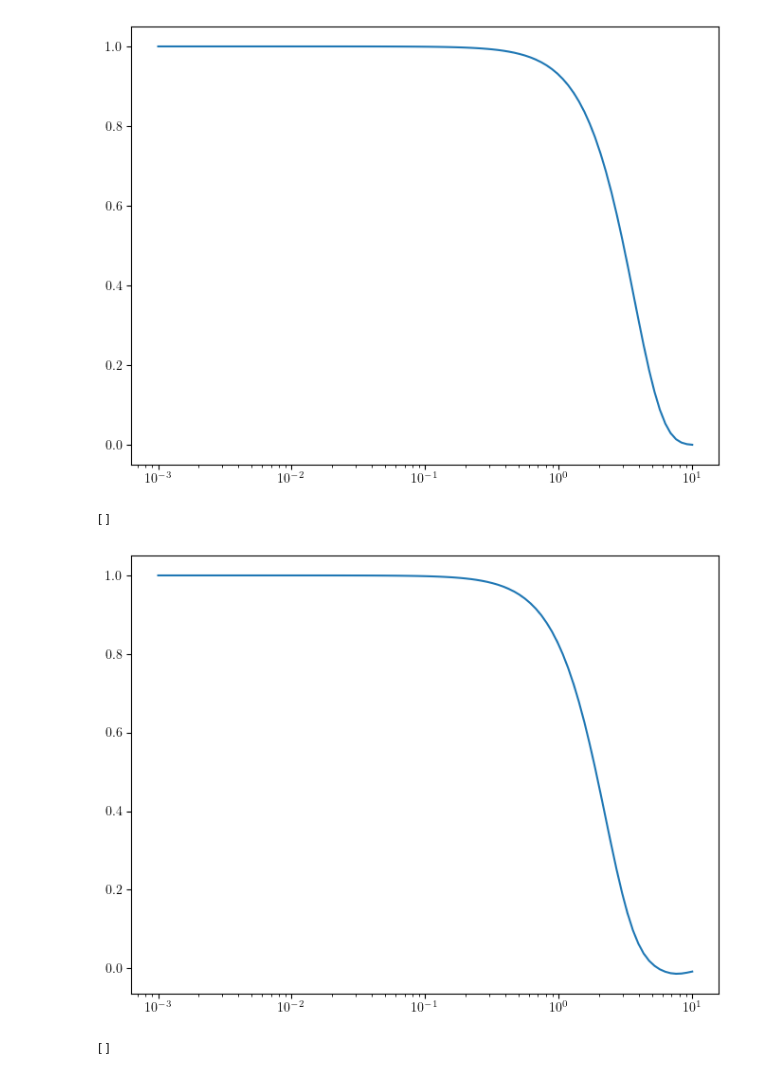
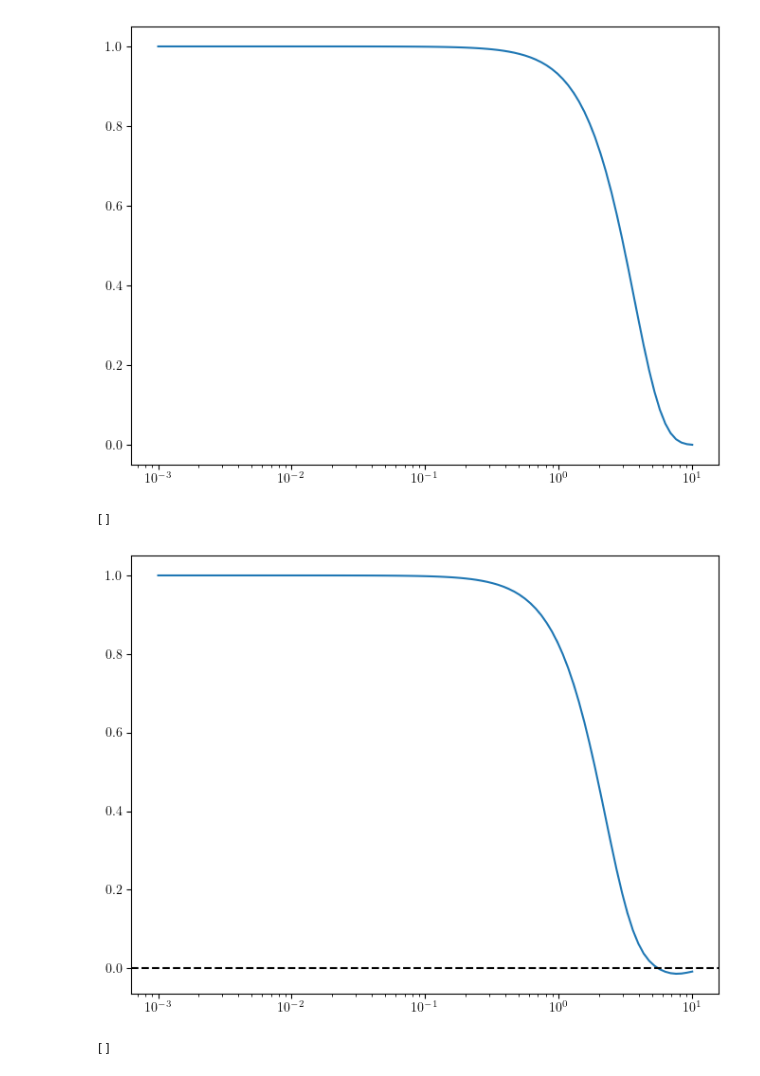
Before and after one commit to quantom-collab/tmd, a Jupyter notebook: sidis/Calculation_development_and_checks.ipynb, the cells around one changed output. Cells and saved outputs as stored; diff of their text form; code cells hidden in the pictures.

```diff
--- a/sidis/Calculation_development_and_checks.ipynb
+++ b/sidis/Calculation_development_and_checks.ipynb
@@ -1202,14 +1203,15 @@ def get_DNP(z,bT):
 # %%
 nrows,ncols=1,1
 py.figure(figsize=(8*ncols,6*nrows))
 ax=py.subplot(nrows,ncols,1)
 BT = 10**np.linspace(-3,1,100)
 z = 0.5
 ax.plot(BT,get_DNP(z,BT))
+ax.axhline(y=0,color='k',linestyle='--')
 ax.semilogx()
 # %% [output]
 []
-[figure, old version]
+[figure, new version]
 # %%
 def get_NP_evo(bT,Q):
     g2 = 0.12840
```
Also changed, not shown: parts of 47 cells of this notebook, 6 other files.
